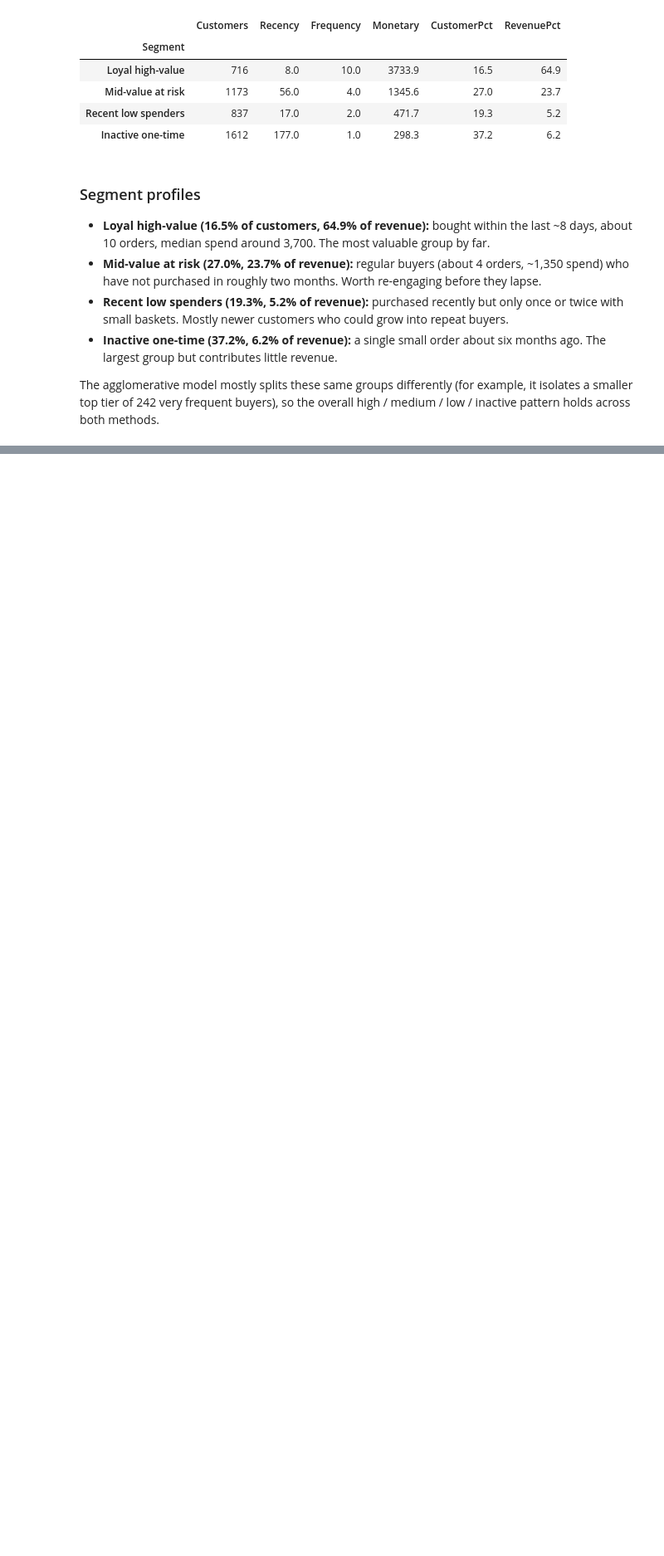
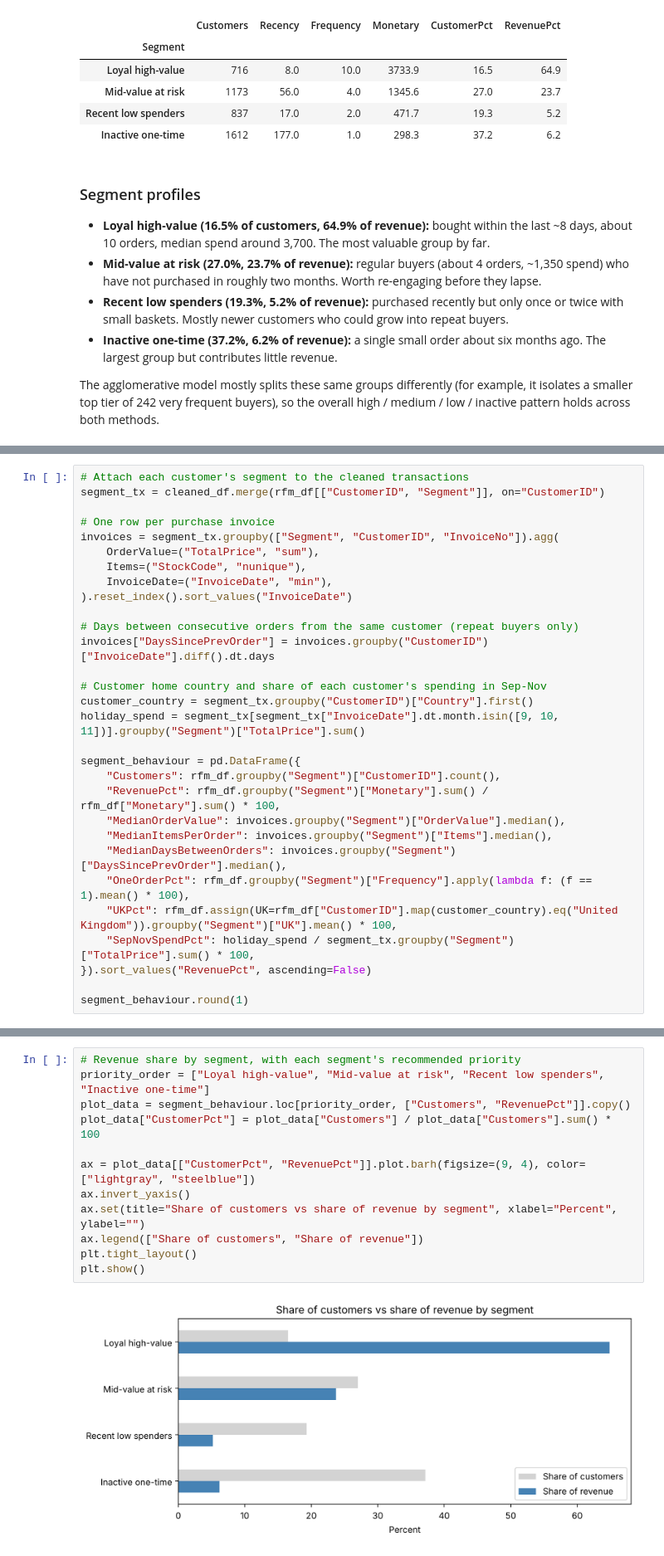
Before and after one commit to HammaadAlam/3730-Customer-Segmentation, a Jupyter notebook: preprocessing.ipynb, the cells around one changed output, grey strips where cells are left out. Shown at 83% size. Saved outputs shown, nothing was run; the diff lists cells and outputs as text; blank space fills up the shorter version.

```diff
--- a/preprocessing.ipynb
+++ b/preprocessing.ipynb
@@ -655,0 +664,30 @@ The agglomerative model mostly splits these same groups differently (for example
+# %%
+# Attach each customer's segment to the cleaned transactions
+segment_tx = cleaned_df.merge(rfm_df[["CustomerID", "Segment"]], on="CustomerID")
+
+# One row per purchase invoice
+invoices = segment_tx.groupby(["Segment", "CustomerID", "InvoiceNo"]).agg(
+    OrderValue=("TotalPrice", "sum"),
+    Items=("StockCode", "nunique"),
+    InvoiceDate=("InvoiceDate", "min"),
+).reset_index().sort_values("InvoiceDate")
+
+# Days between consecutive orders from the same customer (repeat buyers only)
+invoices["DaysSincePrevOrder"] = invoices.groupby("CustomerID")["InvoiceDate"].diff().dt.days
+
+# Customer home country and share of each customer's spending in Sep-Nov
+customer_country = segment_tx.groupby("CustomerID")["Country"].first()
+holiday_spend = segment_tx[segment_tx["InvoiceDate"].dt.month.isin([9, 10, 11])].groupby("Segment")["TotalPrice"].sum()
+
+segment_behaviour = pd.DataFrame({
+    "Customers": rfm_df.groupby("Segment")["CustomerID"].count(),
+    "RevenuePct": rfm_df.groupby("Segment")["Monetary"].sum() / rfm_df["Monetary"].sum() * 100,
+    "MedianOrderValue": invoices.groupby("Segment")["OrderValue"].median(),
+    "MedianItemsPerOrder": invoices.groupby("Segment")["Items"].median(),
+    "MedianDaysBetweenOrders": invoices.groupby("Segment")["DaysSincePrevOrder"].median(),
+    "OneOrderPct": rfm_df.groupby("Segment")["Frequency"].apply(lambda f: (f == 1).mean() * 100),
+    "UKPct": rfm_df.assign(UK=rfm_df["CustomerID"].map(customer_country).eq("United Kingdom")).groupby("Segment")["UK"].mean() * 100,
+    "SepNovSpendPct": holiday_spend / segment_tx.groupby("Segment")["TotalPrice"].sum() * 100,
+}).sort_values("RevenuePct", ascending=False)
+
+segment_behaviour.round(1)
@@ -655,0 +773,14 @@ The agglomerative model mostly splits these same groups differently (for example
+# %%
+# Revenue share by segment, with each segment's recommended priority
+priority_order = ["Loyal high-value", "Mid-value at risk", "Recent low spenders", "Inactive one-time"]
+plot_data = segment_behaviour.loc[priority_order, ["Customers", "RevenuePct"]].copy()
+plot_data["CustomerPct"] = plot_data["Customers"] / plot_data["Customers"].sum() * 100
+
+ax = plot_data[["CustomerPct", "RevenuePct"]].plot.barh(figsize=(9, 4), color=["lightgray", "steelblue"])
+ax.invert_yaxis()
+ax.set(title="Share of customers vs share of revenue by segment", xlabel="Percent", ylabel="")
+ax.legend(["Share of customers", "Share of revenue"])
+plt.tight_layout()
+plt.show()
+# %% [output]
+[figure, added]
```
Also changed, not shown: parts of 5 cells of this notebook.
